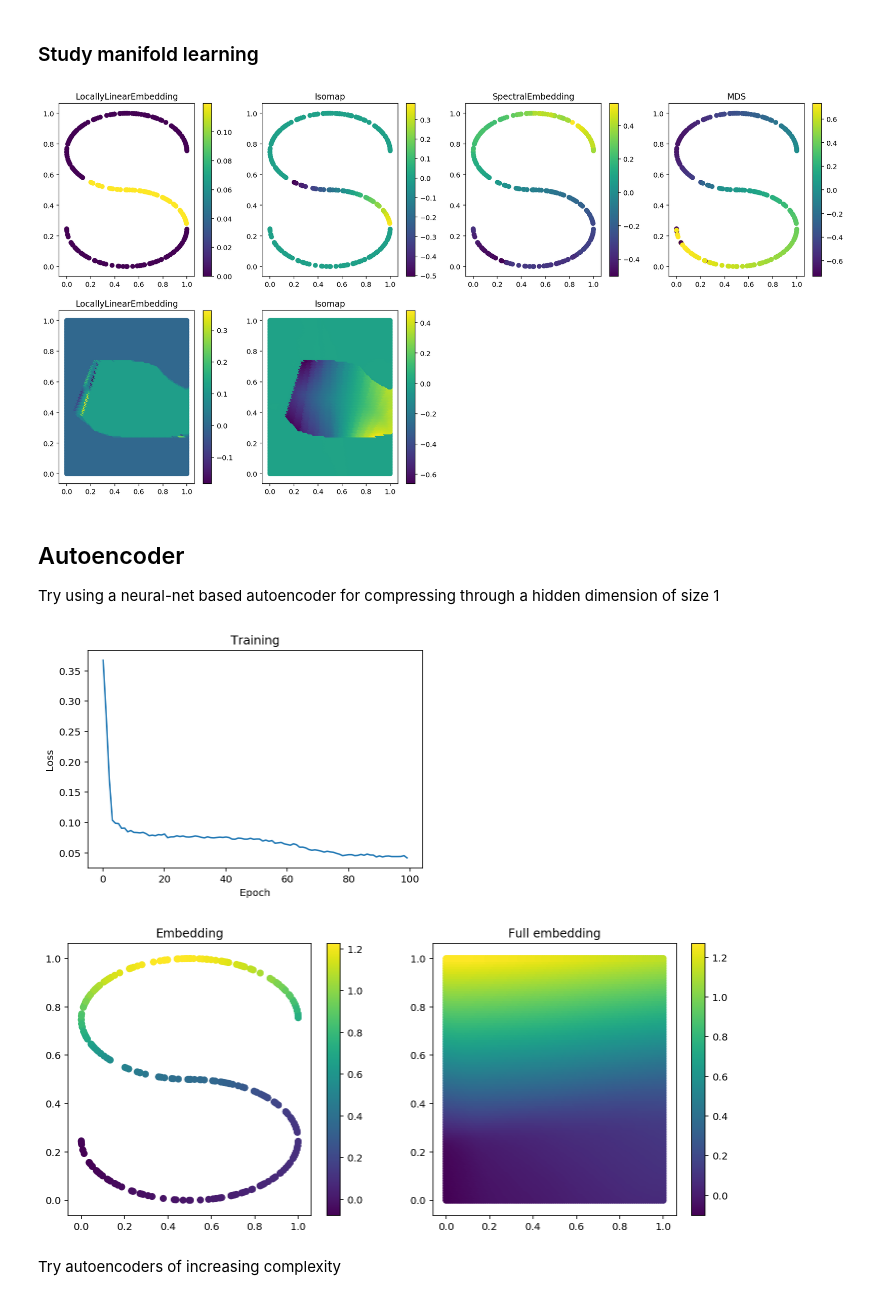
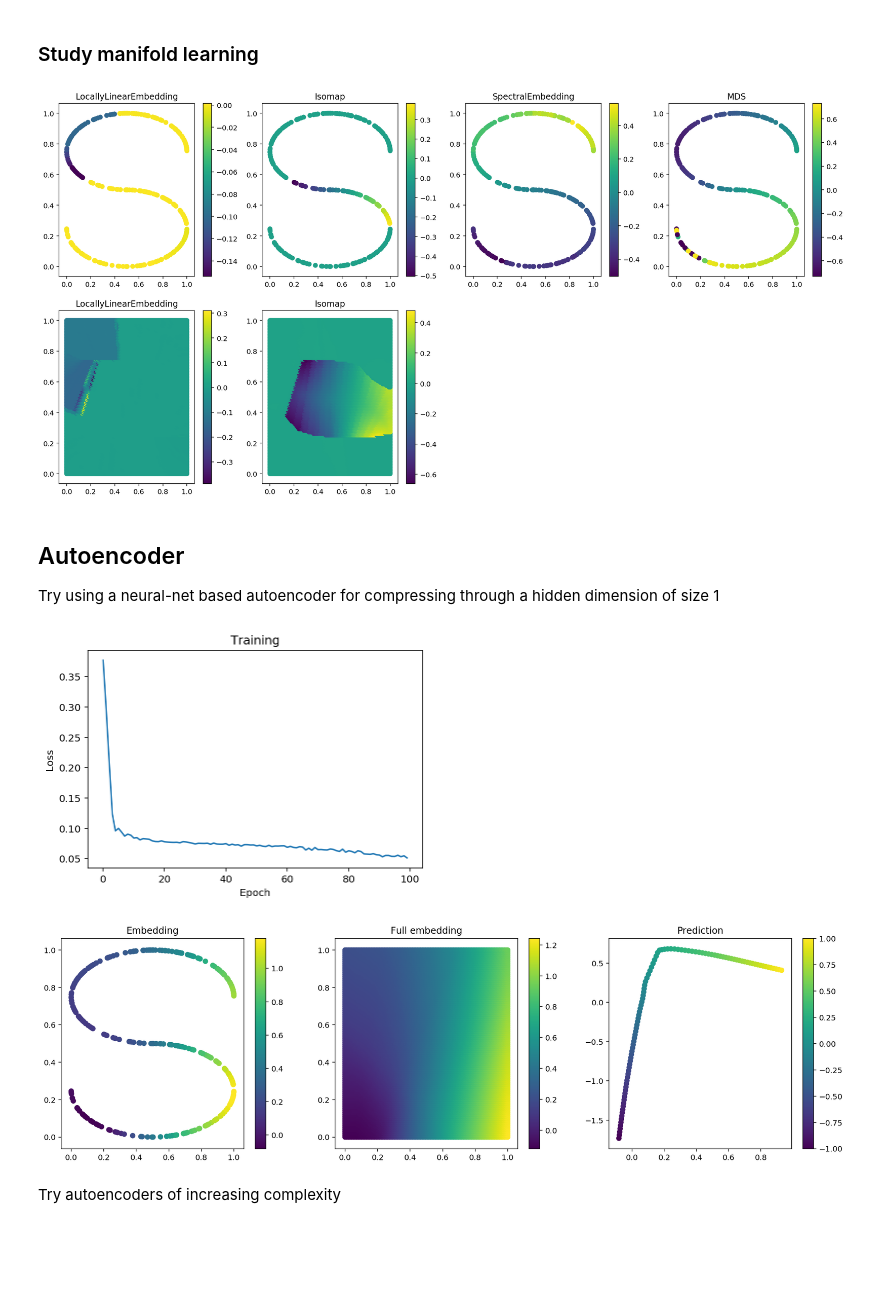
Before and after one commit to tpgillam/notebooks, a Jupyter notebook: manifold_fitting.ipynb, the cells around one changed output. Cells and saved outputs as stored; diff of their text form; code cells hidden in the pictures; blank space fills up the shorter version.

Commit message:
Better visualisation of manifold predictions

```diff
--- a/manifold_fitting.ipynb
+++ b/manifold_fitting.ipynb
@@ -71,7 +71,8 @@ def _plot_full_embedding(predictor, num_grid_points=100):
 
 
 models = [
-    LocallyLinearEmbedding(n_components=1, method='modified'),
+#     LocallyLinearEmbedding(n_components=1, method='modified'),
+    LocallyLinearEmbedding(n_components=1),
     Isomap(n_components=1),
     # These can only be used with fit_transform
     SpectralEmbedding(n_components=1),
@@ -96,7 +97,7 @@ for i, model in enumerate(models):
     pyplot.scatter(X[:, 0], X[:, 1], c=t)
     pyplot.colorbar();
 # %% [output]
-[figure, old version]
+[figure, new version]
 # %% [markdown]
 ## Autoencoder
 Try using a neural-net based autoencoder for compressing through a hidden dimension of size 1
@@ -139,22 +140,33 @@ def train_autoencoder(X, n_layers=1, layer_size=100, epochs=100, dim_encoded=1,
 
 encoder, decoder, history_1 = train_autoencoder(X)
 # %% [output]
-[figure, old version]
+[figure, new version]
 # %%
+def _plot_decoded_points(decoder_predict, num_grid_points=100):
+    ''' Creating a 1D mesh of points in the encoded variable space, see how it maps back into real space '''
+    t = numpy.linspace(-1, 1, num_grid_points)
+    X = decoder_predict(t)
+    pyplot.scatter(X[:, 0], X[:, 1], c=t)
+    pyplot.colorbar()
+
 def plot_encoder_decoder(encoder, decoder):
-    pyplot.figure(figsize=(12, 5))
-    pyplot.subplot(1, 2, 1)
+    pyplot.figure(figsize=(18, 5))
+    pyplot.subplot(1, 3, 1)
     pyplot.title('Embedding')
     pyplot.scatter(X[:, 0], X[:, 1], c=encoder.predict(X))
     pyplot.colorbar();
 
-    pyplot.subplot(1, 2, 2)
+    pyplot.subplot(1, 3, 2)
     pyplot.title('Full embedding')
     _plot_full_embedding(encoder.predict)
 
+    pyplot.subplot(1, 3, 3)
+    pyplot.title('Prediction')
+    _plot_decoded_points(decoder.predict)
+
 plot_encoder_decoder(encoder, decoder)
 # %% [output]
-[figure, old version]
+[figure, new version]
 # %% [markdown]
 Try autoencoders of increasing complexity
 # %%
```
Also changed, not shown: parts of 6 cells of this notebook.
